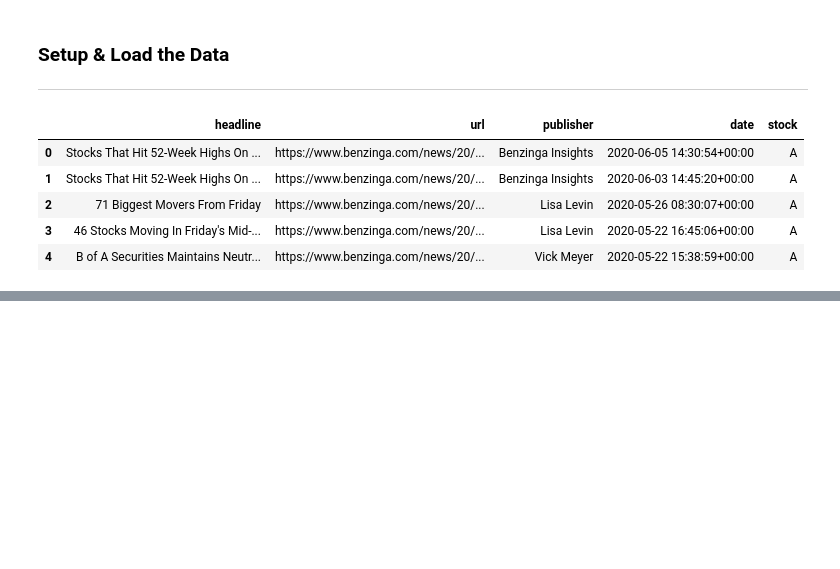
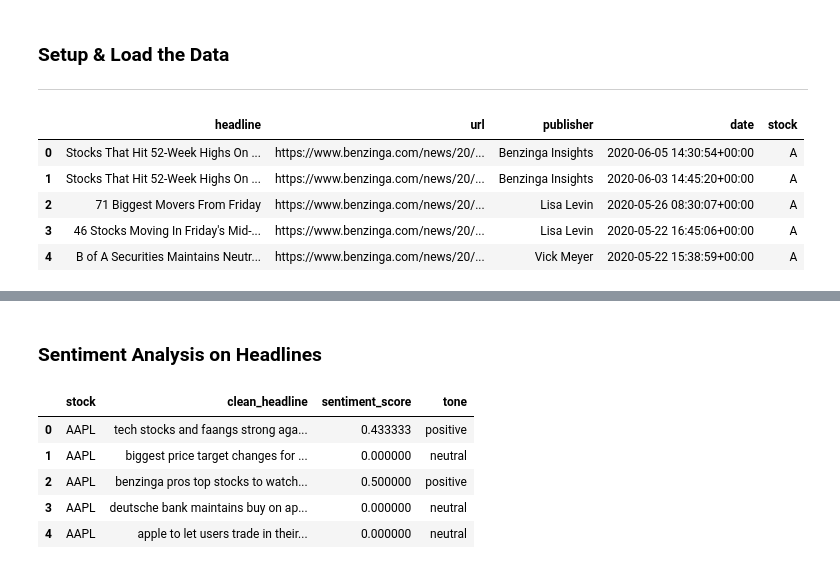
Before and after one commit to OliyadTeshome/News_Sentiment_Driven_Price_Prediction, a Jupyter notebook: notebooks/Sentiment_analysis.ipynb, the cells around one changed output, grey strips where cells are left out. Saved outputs shown, nothing was run; the diff lists cells and outputs as text; code cells hidden in the pictures; blank space fills up the shorter version.

Commit message:
Implement feature X to enhance user experience and optimize performance

```diff
--- a/notebooks/Sentiment_analysis.ipynb
+++ b/notebooks/Sentiment_analysis.ipynb
@@ -109,0 +52,33 @@ df_daily_sentiment.head()
+# %% [markdown]
+### **Sentiment Analysis on Headlines**
+# %%
+from textblob import TextBlob
+
+# Filter the DataFrame for specific stocks
+selected_stocks = ['AAPL', 'AMZN', 'GOOG', 'FB', 'MSFT', 'NVDA', 'TSLA']
+filtered_sentiment = df_news[df_news['stock'].isin(selected_stocks)].copy()
+
+# Reset the index of the DataFrame
+filtered_sentiment.reset_index(drop=True, inplace=True)
+
+# Assign sentiment polarity scores to each clean_headline
+filtered_sentiment['sentiment_score'] = filtered_sentiment['clean_headline'].apply(lambda x: TextBlob(x).sentiment.polarity)
+
+# Define a function to categorize sentiment scores into tones
+def tone_from_score(score):
+    if score > 0.05:
+        return 'positive'
+    elif score < -0.05:
+        return 'negative'
+    else:
+        return 'neutral'
+
+filtered_sentiment['tone'] = filtered_sentiment['sentiment_score'].apply(tone_from_score)
+filtered_sentiment[['stock','clean_headline', 'sentiment_score', 'tone']].head()
+# %% [output]
+|  | stock | clean_headline | sentiment_score | tone |
+| 0 | AAPL | tech stocks and faangs strong aga... | 0.433333 | positive |
+| 1 | AAPL | biggest price target changes for ... | 0.000000 | neutral |
+| 2 | AAPL | benzinga pros top stocks to watch... | 0.500000 | positive |
+| 3 | AAPL | deutsche bank maintains buy on ap... | 0.000000 | neutral |
+| 4 | AAPL | apple to let users trade in their... | 0.000000 | neutral |
```
Also changed, not shown: parts of 16 cells of this notebook.
